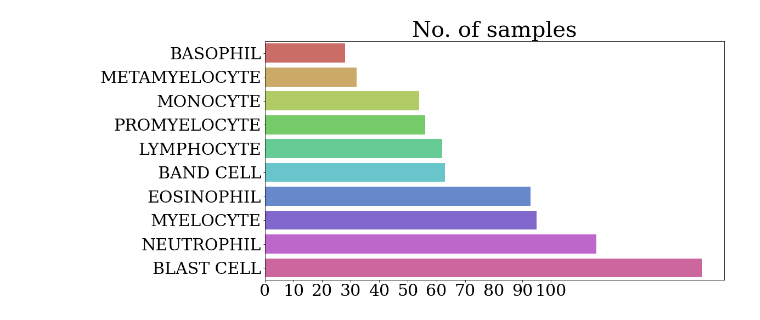
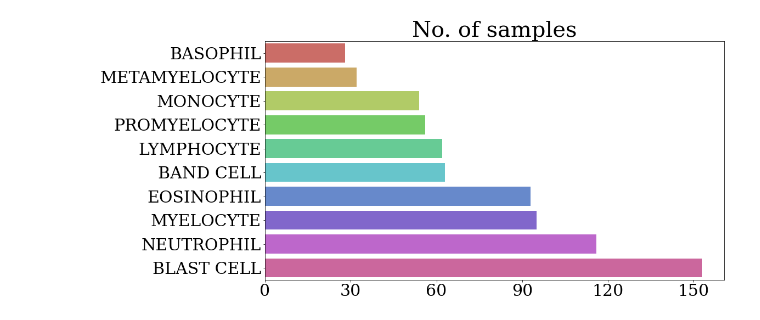
Before and after one commit to Jimut123/cellseg, a Jupyter notebook: Classifier/Visualizations/Flops/Smear_Classification_Dist.ipynb, the cells around one changed output. Drawn from its saved outputs; the diff is of its cells as text; code cells hidden in the pictures.

```diff
--- a/Classifier/Visualizations/Flops/Smear_Classification_Dist.ipynb
+++ b/Classifier/Visualizations/Flops/Smear_Classification_Dist.ipynb
@@ -23,15 +25,15 @@ labels = ['BASOPHIL', 'METAMYELOCYTE', 'MONOCYTE', 'PROMYELOCYTE', 'LYMPHOCYTE',
 # %%
 #sns.color_palette("Dark2")
 plt.figure(figsize=(15,8))
 ax = sns.barplot(x=y, y=labels,palette="hls").set_title('No. of samples',\
                                         fontsize=40,fontname = 'DejaVu Serif', fontweight = 500)
-plt.xticks([i for i in range(0,101,10)],fontsize=30, fontname = 'DejaVu Serif')
+plt.xticks([i for i in range(0,180,30)],fontsize=30, fontname = 'DejaVu Serif')
 plt.yticks(fontsize=30, fontname = 'DejaVu Serif')
 #ax.set_xticklabels(labels, rotation=30 );
 # ax.set_xlabel(fontsize=20)
 # ax.set_ylabel(fontsize=20)
 plt.savefig('smear_classification.eps',bbox_inches='tight')
 plt.savefig('smear_classification.png',bbox_inches='tight')
 plt.show()
 # %% [output]
-[figure, old version]
+[figure, new version]
```
Also changed, not shown: parts of 1 cell of this notebook, 25 other files.
